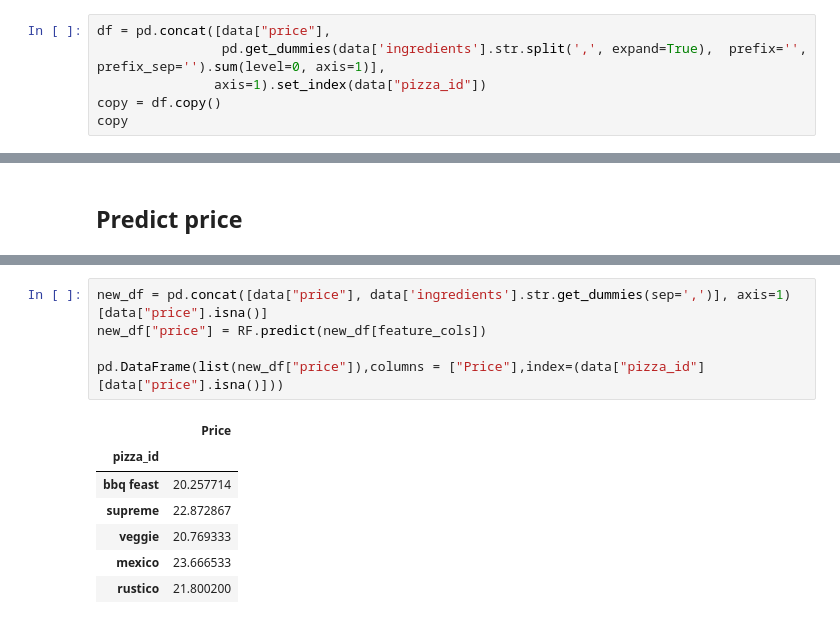
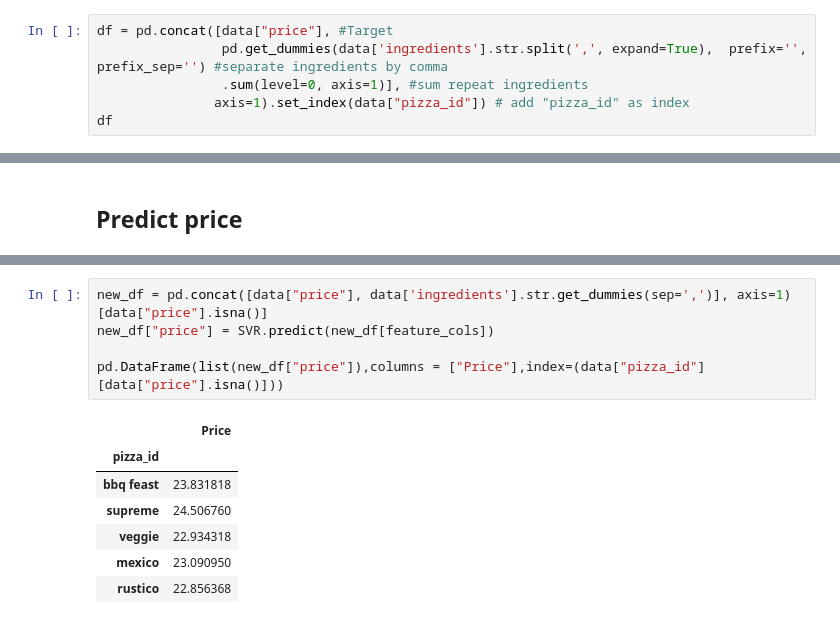
Before and after one commit to adanfaraminian/Paramo_excercises, a Jupyter notebook: Data_Science_Challenge/Data Science Challenge.ipynb, the cells around one changed output, grey strips where cells are left out. Cells and saved outputs as stored; diff of their text form.

```diff
--- a/Data_Science_Challenge/Data Science Challenge.ipynb
+++ b/Data_Science_Challenge/Data Science Challenge.ipynb
@@ -91,9 +93,9 @@ for m,i in enumerate(data["ingredients"]):
 # %%
-df = pd.concat([data["price"],
-                pd.get_dummies(data['ingredients'].str.split(',', expand=True),  prefix='', prefix_sep='').sum(level=0, axis=1)],
-               axis=1).set_index(data["pizza_id"])
-copy = df.copy()
-copy
+df = pd.concat([data["price"], #Target
+                pd.get_dummies(data['ingredients'].str.split(',', expand=True),  prefix='', prefix_sep='') #separate ingredients by comma
+                .sum(level=0, axis=1)], #sum repeat ingredients
+               axis=1).set_index(data["pizza_id"]) # add "pizza_id" as index
+df
 # %% [output]
 |  | price | bbq | bbq sauce | beef | chicken | chillies | double pepperoni | green chillies | ham | ... |
 | pizza_id |  |  |  |  |  |  |  |  |  | ... |
@@ -304,13 +350,13 @@ print(f'{70*"="}\n\tR2={np.mean(score_SVR):0.3f} ,SD={statistics.stdev(score_SVR
 # %%
 new_df = pd.concat([data["price"], data['ingredients'].str.get_dummies(sep=',')], axis=1)[data["price"].isna()]
-new_df["price"] = RF.predict(new_df[feature_cols])
+new_df["price"] = SVR.predict(new_df[feature_cols])
 
 pd.DataFrame(list(new_df["price"]),columns = ["Price"],index=(data["pizza_id"][data["price"].isna()]))
 # %% [output]
 |  | Price |
 | pizza_id |  |
-| bbq feast | 20.257714 |
-| supreme | 22.872867 |
-| veggie | 20.769333 |
-| mexico | 23.666533 |
-| rustico | 21.800200 |
+| bbq feast | 23.831818 |
+| supreme | 24.506760 |
+| veggie | 22.934318 |
+| mexico | 23.090950 |
+| rustico | 22.856368 |
```
Also changed, not shown: parts of 22 cells of this notebook.
